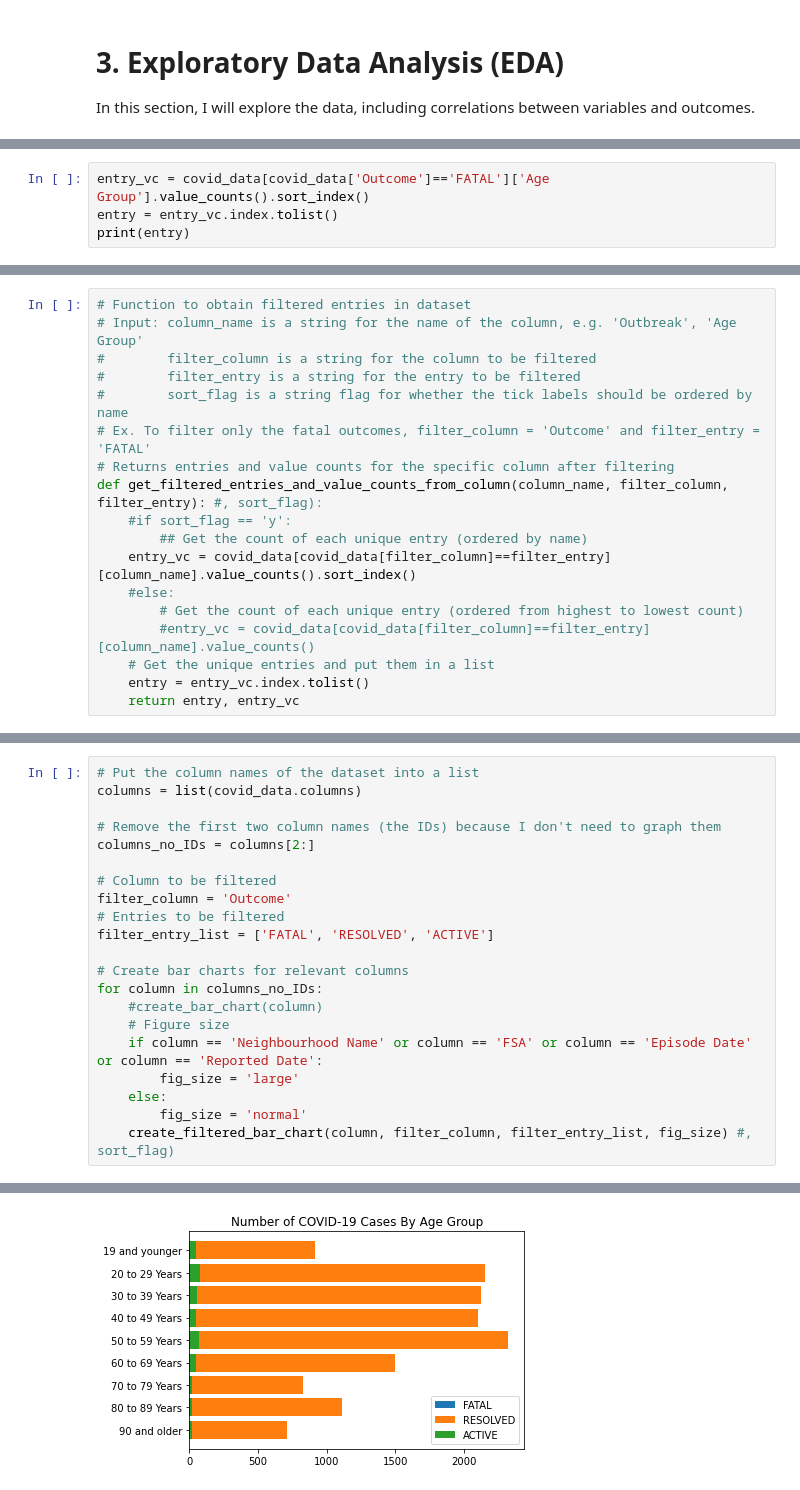
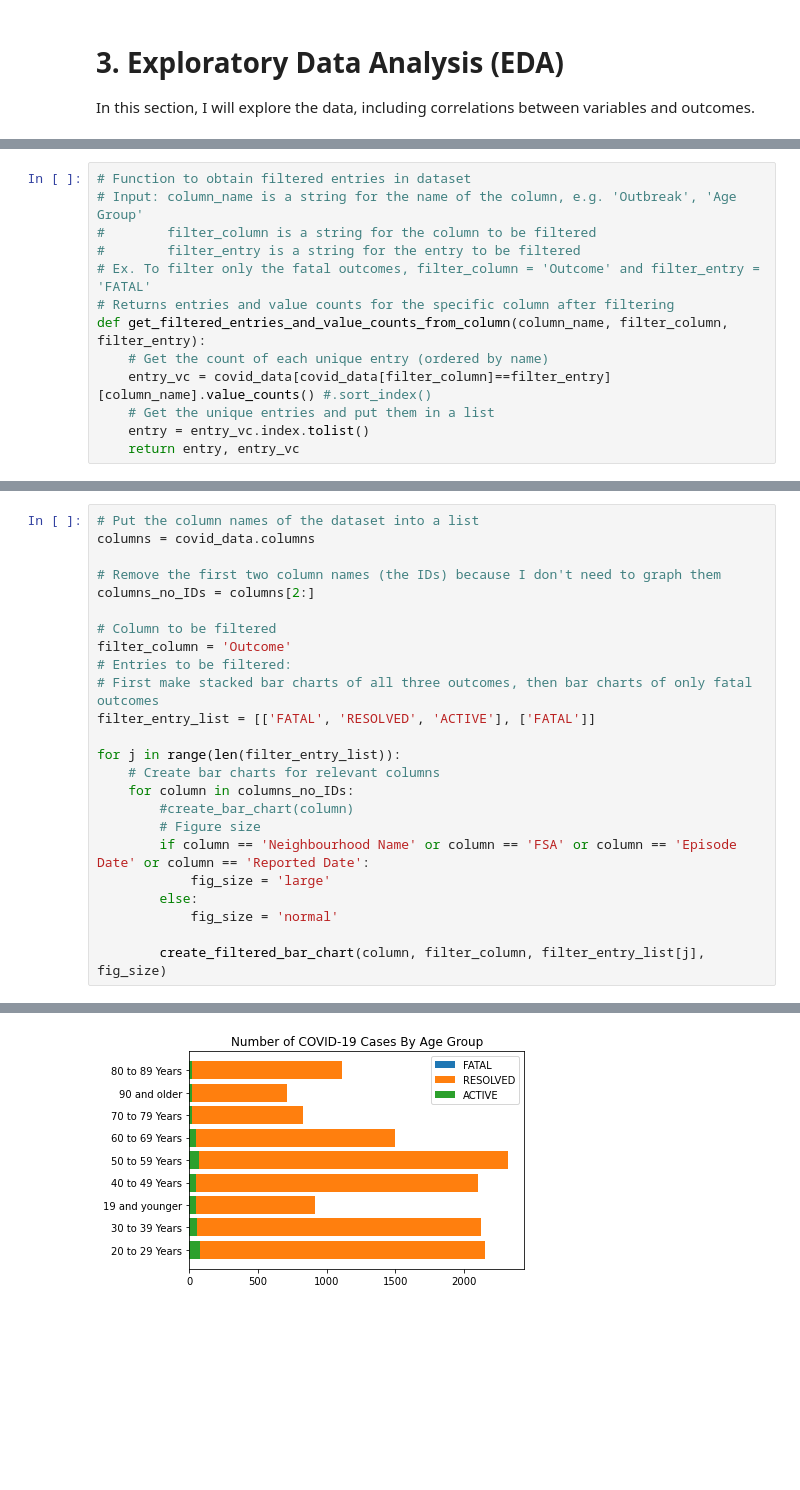
Before and after one commit to adrienne-siu/toronto_covid-19_cases_project, a Jupyter notebook: toronto_covid_notebook.ipynb, the cells around one changed output, grey strips where cells are left out. Saved outputs shown, nothing was run; the diff lists cells and outputs as text; blank space fills up the shorter version.

```diff
--- a/toronto_covid_notebook.ipynb
+++ b/toronto_covid_notebook.ipynb
@@ -173,4 +127,0 @@ Name: Age Group, dtype: int64
-# %%
-entry_vc = covid_data[covid_data['Outcome']=='FATAL']['Age Group'].value_counts().sort_index()
-entry = entry_vc.index.tolist()
-print(entry)
@@ -195,16 +130,11 @@ def create_bar_chart(column_name):
 # Input: column_name is a string for the name of the column, e.g. 'Outbreak', 'Age Group'
 #        filter_column is a string for the column to be filtered
 #        filter_entry is a string for the entry to be filtered
-#        sort_flag is a string flag for whether the tick labels should be ordered by name
 # Ex. To filter only the fatal outcomes, filter_column = 'Outcome' and filter_entry = 'FATAL'
 # Returns entries and value counts for the specific column after filtering
-def get_filtered_entries_and_value_counts_from_column(column_name, filter_column, filter_entry): #, sort_flag):
-    #if sort_flag == 'y':
-        ## Get the count of each unique entry (ordered by name)
-    entry_vc = covid_data[covid_data[filter_column]==filter_entry][column_name].value_counts().sort_index()
-    #else:
-        # Get the count of each unique entry (ordered from highest to lowest count)
-        #entry_vc = covid_data[covid_data[filter_column]==filter_entry][column_name].value_counts()
+def get_filtered_entries_and_value_counts_from_column(column_name, filter_column, filter_entry):
+    # Get the count of each unique entry (ordered by name)
+    entry_vc = covid_data[covid_data[filter_column]==filter_entry][column_name].value_counts() #.sort_index()
     # Get the unique entries and put them in a list
     entry = entry_vc.index.tolist()
     return entry, entry_vc
@@ -243,25 +172,28 @@ def create_filtered_bar_chart(column_name, filter_column, filter_entry_list, fig
     plt.show()
 # %%
 # Put the column names of the dataset into a list
-columns = list(covid_data.columns)
+columns = covid_data.columns
 
 # Remove the first two column names (the IDs) because I don't need to graph them
 columns_no_IDs = columns[2:]
 
 # Column to be filtered
 filter_column = 'Outcome'
-# Entries to be filtered
-filter_entry_list = ['FATAL', 'RESOLVED', 'ACTIVE']
+# Entries to be filtered:
+# First make stacked bar charts of all three outcomes, then bar charts of only fatal outcomes
+filter_entry_list = [['FATAL', 'RESOLVED', 'ACTIVE'], ['FATAL']]
 
-# Create bar charts for relevant columns
-for column in columns_no_IDs:
-    #create_bar_chart(column)
-    # Figure size
-    if column == 'Neighbourhood Name' or column == 'FSA' or column == 'Episode Date' or column == 'Reported Date':
-        fig_size = 'large'
-    else:
-        fig_size = 'normal'
-    create_filtered_bar_chart(column, filter_column, filter_entry_list, fig_size) #, sort_flag)
+for j in range(len(filter_entry_list)):
+    # Create bar charts for relevant columns
+    for column in columns_no_IDs:
+        #create_bar_chart(column)
+        # Figure size
+        if column == 'Neighbourhood Name' or column == 'FSA' or column == 'Episode Date' or column == 'Reported Date':
+            fig_size = 'large'
+        else:
+            fig_size = 'normal'
+
+        create_filtered_bar_chart(column, filter_column, filter_entry_list[j], fig_size)
 # %% [output]
 [figure]
-[figure, old version]
+[figure, new version]
```
Also changed, not shown: parts of 13 cells of this notebook.
